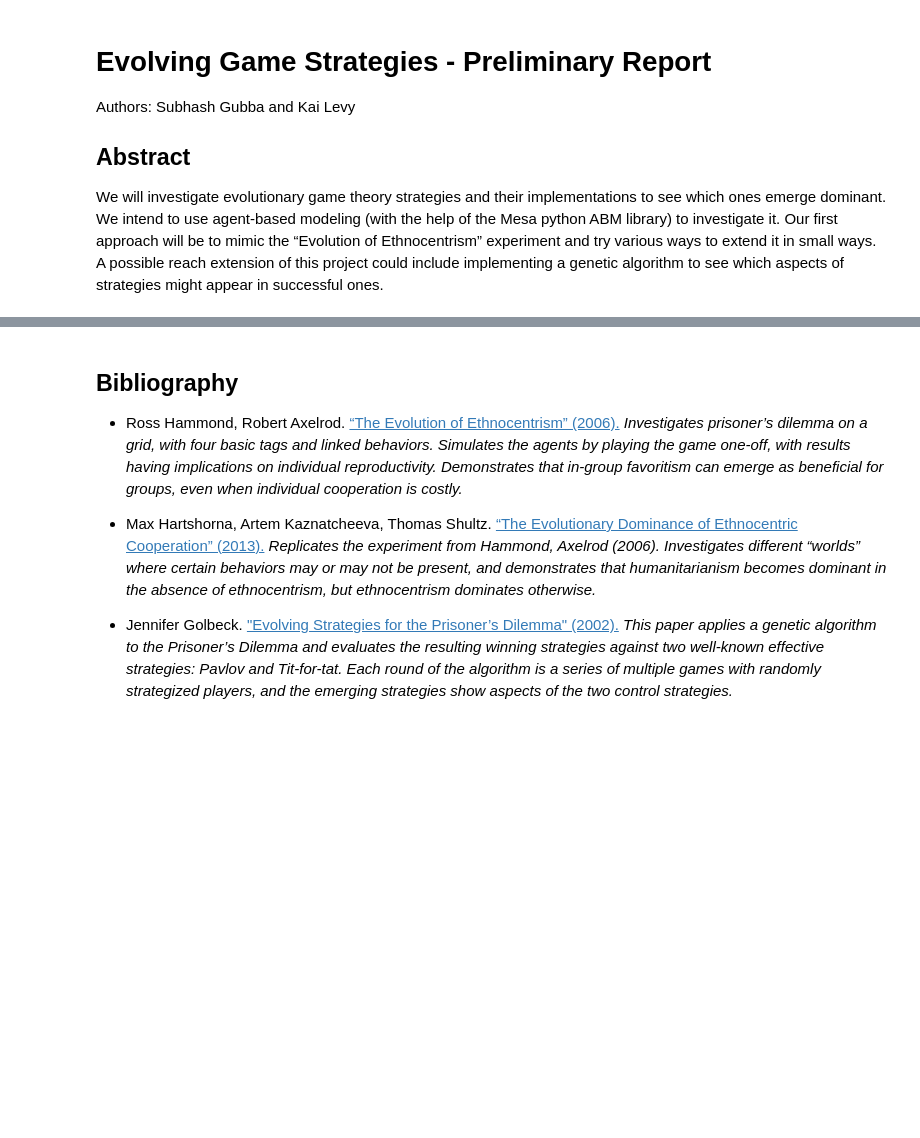
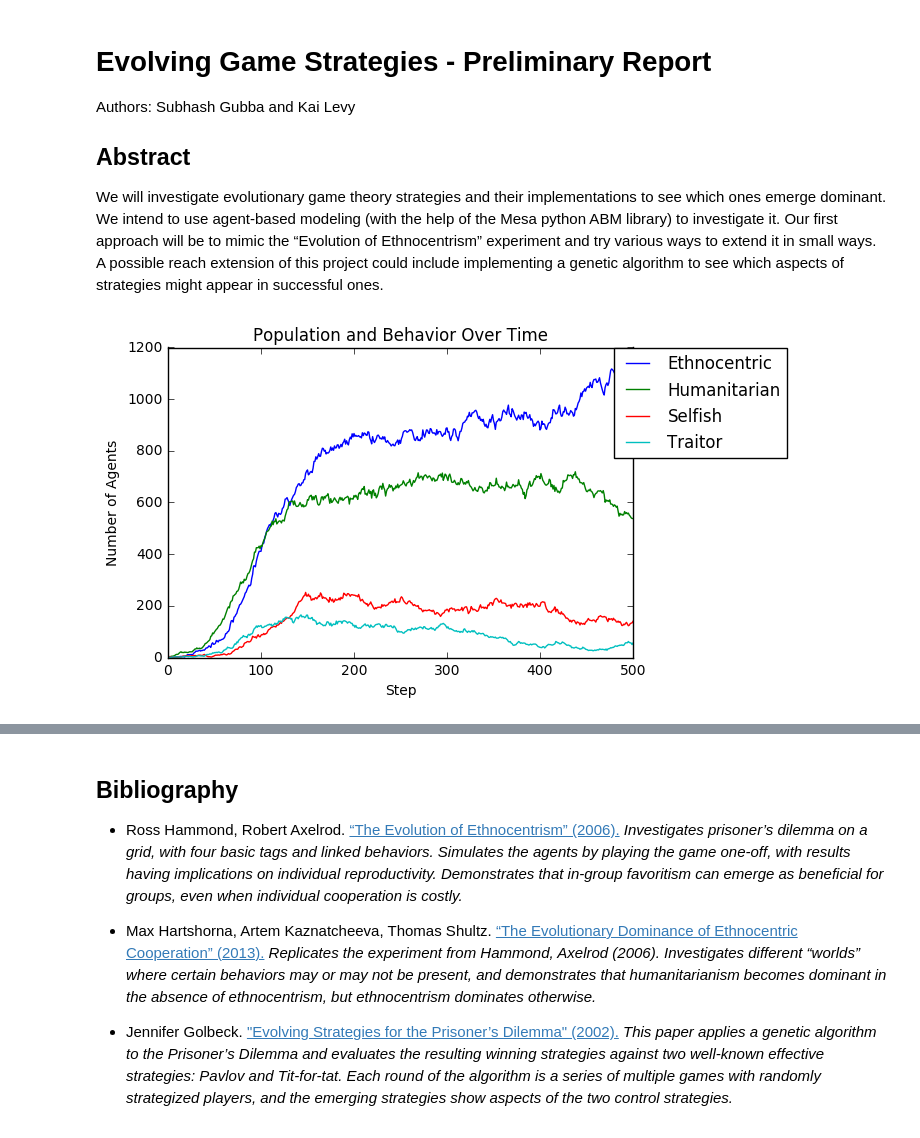
Before and after one commit to kailevy/EthnoModel, a Jupyter notebook: reports/Preliminary_Report_EvolveStrat.ipynb, the cells around one changed output, grey strips where cells are left out. Saved outputs shown, nothing was run; the diff lists cells and outputs as text; code cells hidden in the pictures; blank space fills up the shorter version.

```diff
--- a/reports/Preliminary_Report_EvolveStrat.ipynb
+++ b/reports/Preliminary_Report_EvolveStrat.ipynb
@@ -6,3 +13,17 @@ We will investigate evolutionary game theory strategies and their implementation
+# %%
+m = EthnoModel(5,50,50,1,0.005, [0b00, 0b01, 0b10, 0b11], max_iters=500)
+# %%
+m.run_model()
+# %%
+data = m.datacollector.get_model_vars_dataframe()
+# %%
+ax = data[["Ethnocentric","Humanitarian", "Selfish", "Traitor"]].plot()
+ax.set_title("Population and Behavior Over Time")
+ax.set_xlabel("Step")
+ax.set_ylabel("Number of Agents")
+_ = ax.legend(bbox_to_anchor=(1.35, 1.025))
+# %% [output]
+[figure, added]
 # %% [markdown]
 ## Experiment 1 - Varied Behavior Inclusion
 ![Allowed Behavior Mean Agent Counts](./images/MeanAgentsStrategy.png)
```
Also changed, not shown: parts of 1 cell of this notebook, 1 other file.
